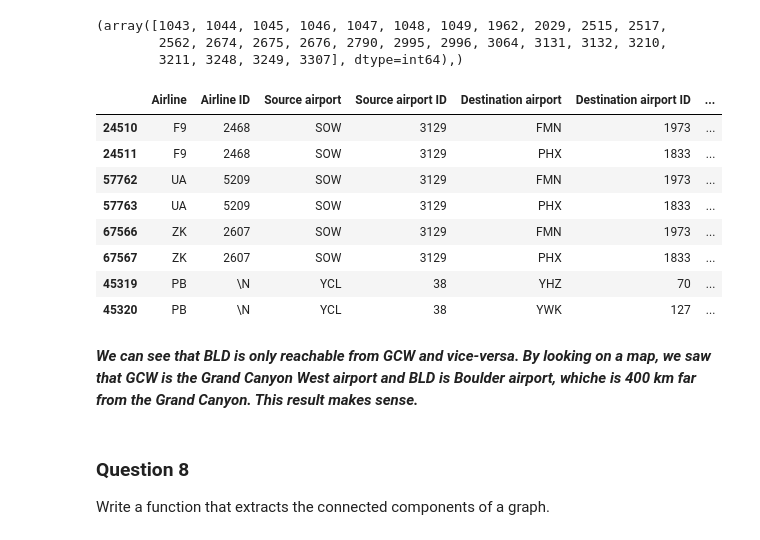
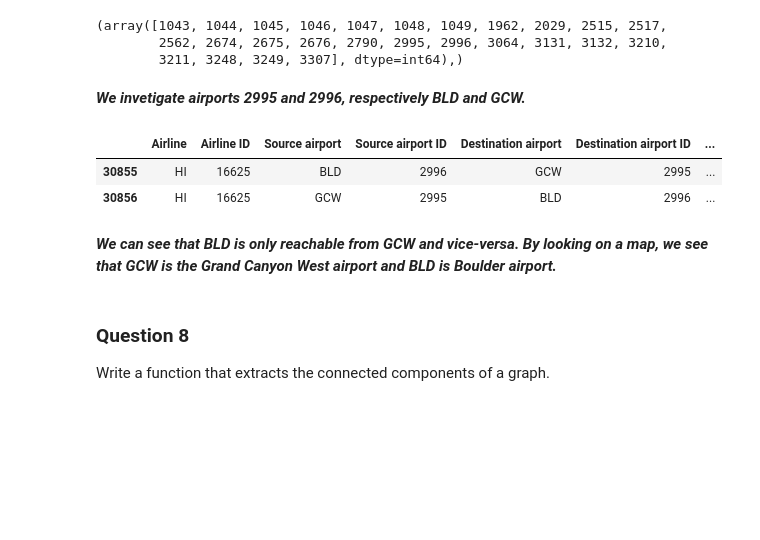
Before and after one commit to Adirlou/ntds_2018, a Jupyter notebook: 1_network_properties.ipynb, the cells around one changed output. Saved outputs shown, nothing was run; the diff lists cells and outputs as text; code cells hidden in the pictures; blank space fills up the shorter version.

```diff
--- a/1_network_properties.ipynb
+++ b/1_network_properties.ipynb
@@ -296,20 +294,16 @@ np.where(visited == 0)
 (array([1043, 1044, 1045, 1046, 1047, 1048, 1049, 1962, 2029, 2515, 2517,
         2562, 2674, 2675, 2676, 2790, 2995, 2996, 3064, 3131, 3132, 3210,
         3211, 3248, 3249, 3307], dtype=int64),)
+# %% [markdown]
+***We invetigate airports 2995  and 2996, respectively BLD and GCW.***
 # %%
-features[features['Source airport ID'] == 3129].append(features[features['Source airport ID'] == 38])
+features[features['Source airport ID'] == 2996].append(features[features['Source airport ID'] == 2995])
 # %% [output]
 |  | Airline | Airline ID | Source airport | Source airport ID | Destination airport | Destination airport ID | ... |
-| 24510 | F9 | 2468 | SOW | 3129 | FMN | 1973 | ... |
-| 24511 | F9 | 2468 | SOW | 3129 | PHX | 1833 | ... |
-| 57762 | UA | 5209 | SOW | 3129 | FMN | 1973 | ... |
-| 57763 | UA | 5209 | SOW | 3129 | PHX | 1833 | ... |
-| 67566 | ZK | 2607 | SOW | 3129 | FMN | 1973 | ... |
-| 67567 | ZK | 2607 | SOW | 3129 | PHX | 1833 | ... |
-| 45319 | PB | \N | YCL | 38 | YHZ | 70 | ... |
-| 45320 | PB | \N | YCL | 38 | YWK | 127 | ... |
+| 30855 | HI | 16625 | BLD | 2996 | GCW | 2995 | ... |
+| 30856 | HI | 16625 | GCW | 2995 | BLD | 2996 | ... |
 # %% [markdown]
-***We can see that BLD is only reachable from GCW and vice-versa. By looking on a map, we saw that GCW is the Grand Canyon West airport and BLD is Boulder airport, whiche is 400 km far from the Grand Canyon. This result makes sense.***
+***We can see that BLD is only reachable from GCW and vice-versa. By looking on a map, we see that GCW is the Grand Canyon West airport and BLD is Boulder airport.***
 # %% [markdown]
 ### Question 8
 
```
Also changed, not shown: parts of 20 cells of this notebook, 1 other file.
